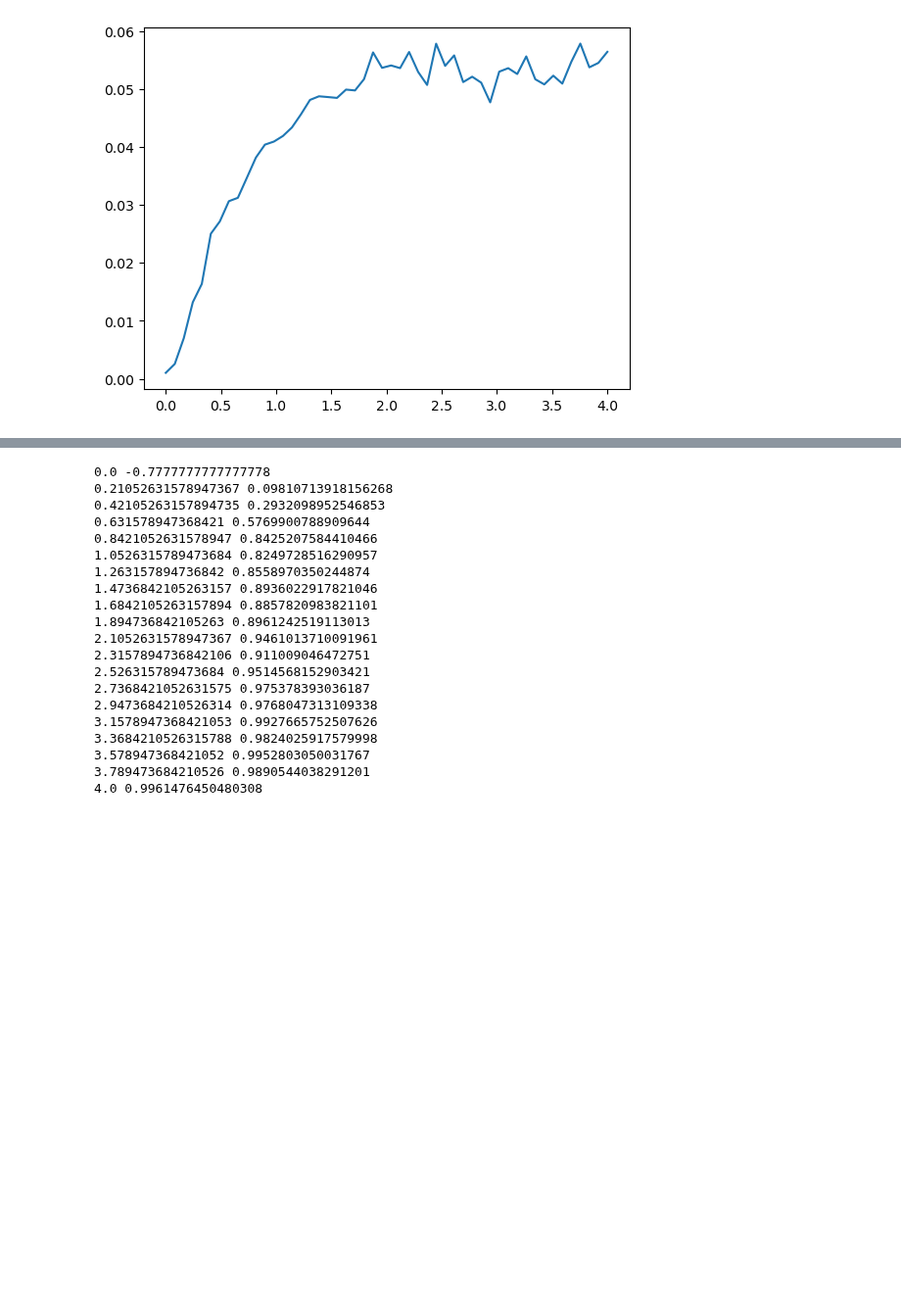
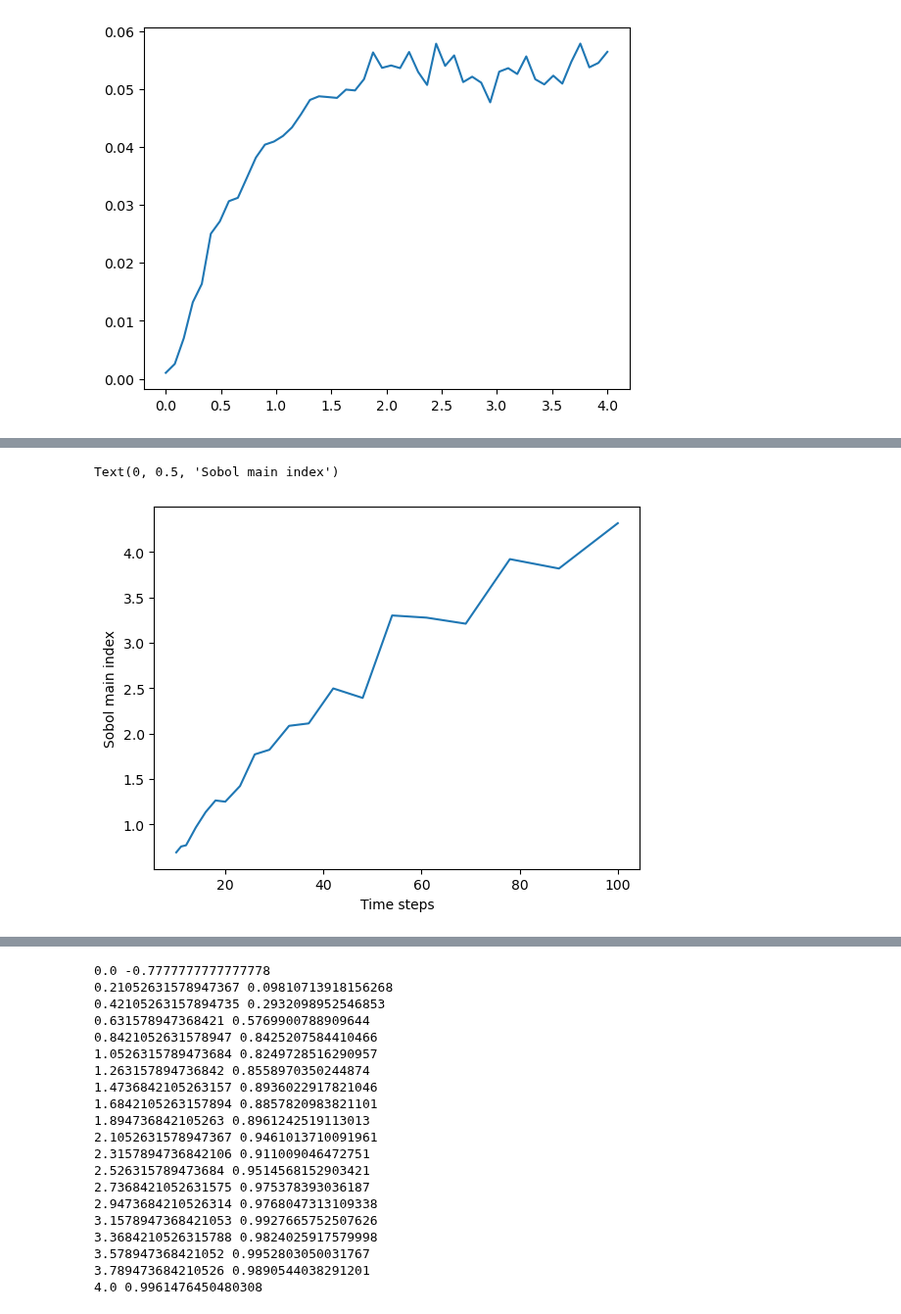
Before and after one commit to charlesmurphy1/midynet, a Jupyter notebook: notebooks/duality/exploration.ipynb, the cells around one changed output, grey strips where cells are left out. Shown at 98% size. Cells and saved outputs as stored; diff of their text form; code cells hidden in the pictures; blank space fills up the shorter version.

```diff
--- a/notebooks/duality/exploration.ipynb
+++ b/notebooks/duality/exploration.ipynb
@@ -134,0 +177,8 @@ KeyboardInterrupt:
+# %%
+sns.lineplot(pd.DataFrame(data), x="T", y="var_y_x")
+# sns.lineplot(pd.DataFrame(data), x="T", y="var_y")
+plt.xlabel("Time steps")
+plt.ylabel("Sobol main index")
+# %% [output]
+Text(0, 0.5, 'Sobol main index')
+[figure, added]
```
Also changed, not shown: parts of 74 cells of this notebook, 15 other files.
